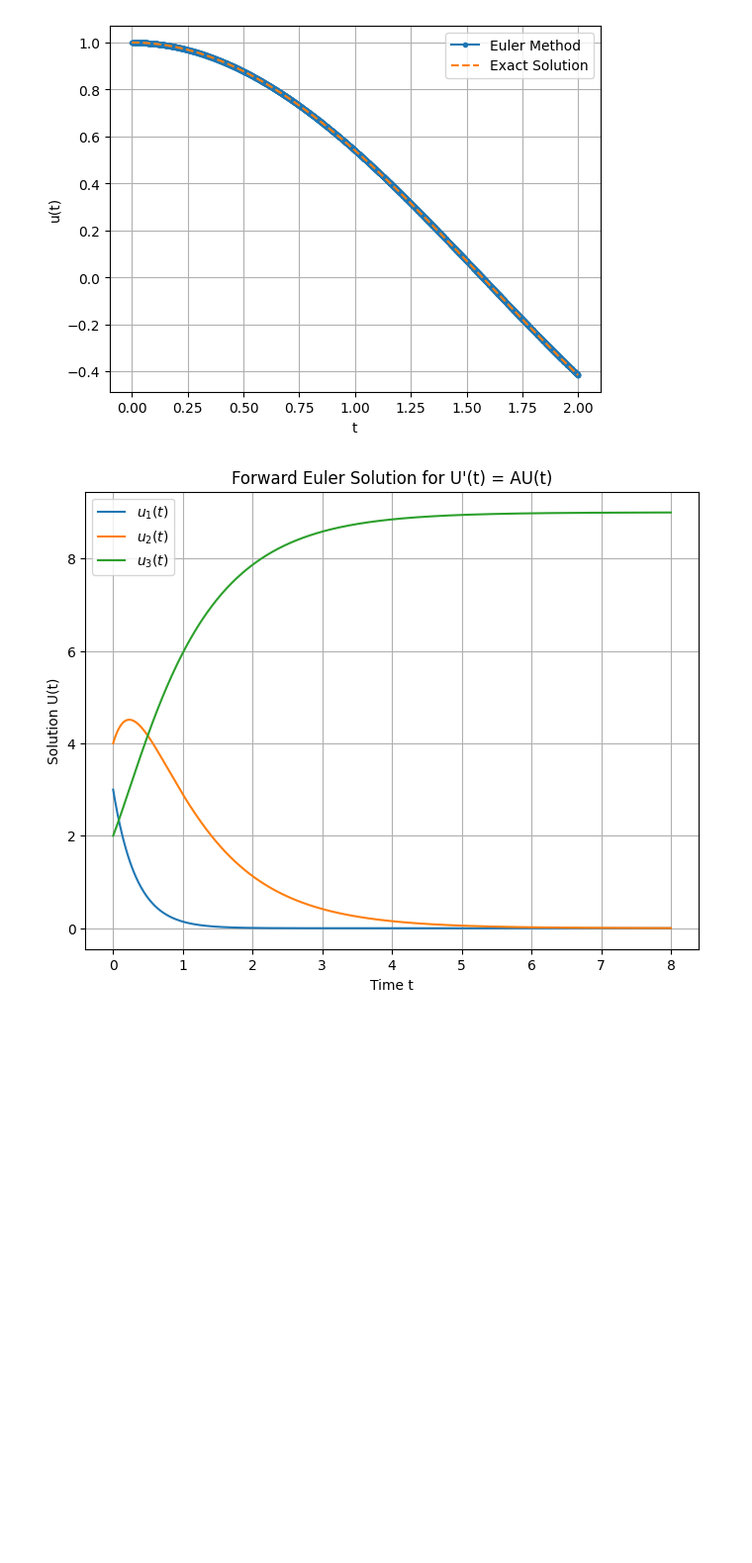
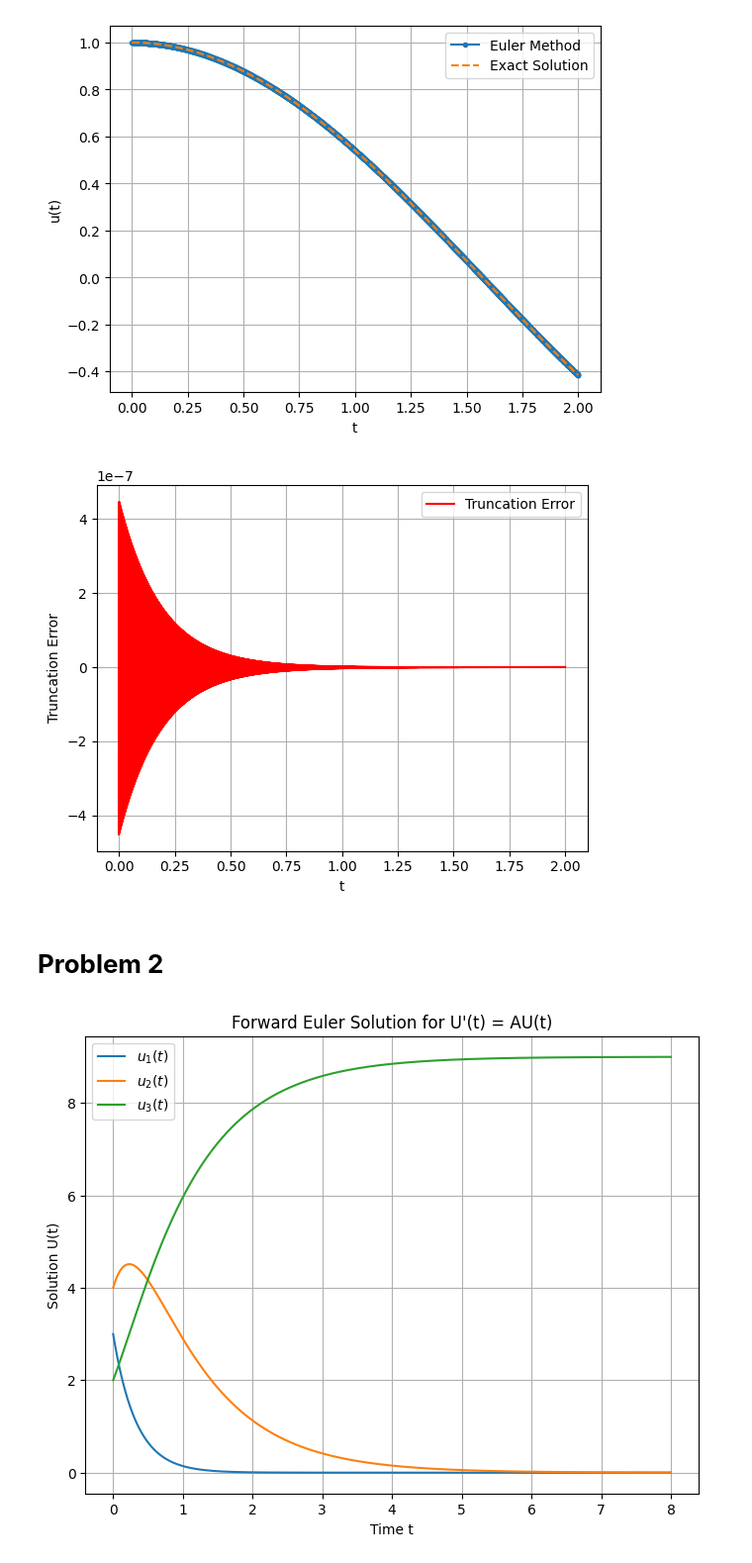
Before and after one commit to O0O0O0O0OP48763/123, a Jupyter notebook: DG_HW1_5.ipynb, the cells around one changed output. Shown at 99% size. Cells and saved outputs as stored; diff of their text form; code cells hidden in the pictures; blank space fills up the shorter version.

```diff
--- a/DG_HW1_5.ipynb
+++ b/DG_HW1_5.ipynb
@@ -45,6 +45,25 @@ plt.grid()
 plt.show()
 # %% [output]
 [figure]
+# %%
+def df_dt(t, u):
+    return -2100 * f(t, u) - 2100 * np.sin(t) - np.cos(t)
+truncation_errors = np.zeros(N)  # 截斷誤差
+
+for i in range(N):
+    truncation_errors[i] = (dt**2 / 2) * df_dt(t_values[i], u_values[i])  # 計算截斷誤差
+
+# 繪製截斷誤差圖
+plt.plot(t_values[:-1], truncation_errors, label="Truncation Error", color="red")
+plt.xlabel("t")
+plt.ylabel("Truncation Error")
+plt.legend()
+plt.grid()
+plt.show()
+# %% [output]
+[figure, added]
+# %% [markdown]
+# **Problem 2**
 # %%
 import numpy as np
 import matplotlib.pyplot as plt
```
Also changed, not shown: parts of 5 cells of this notebook.
